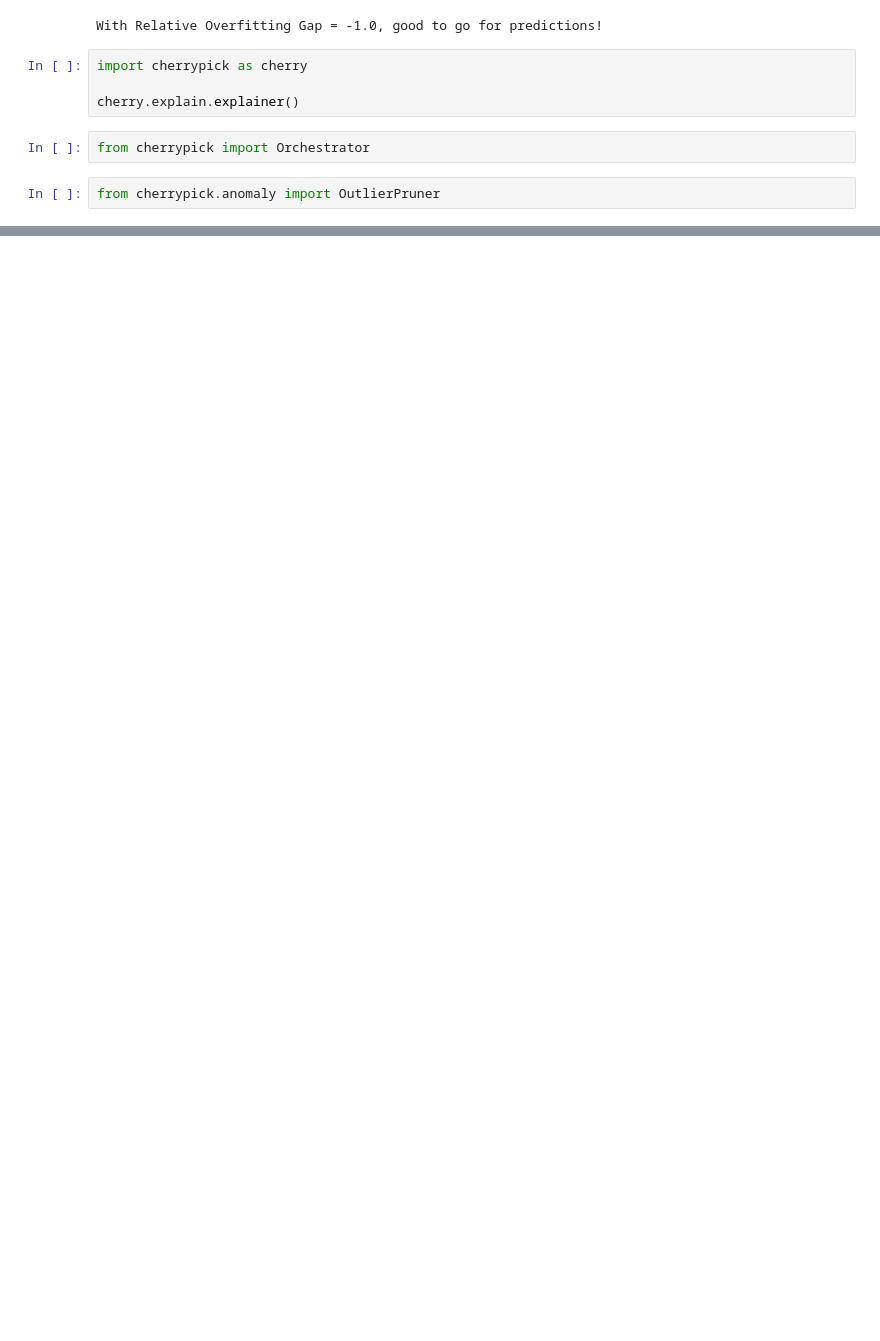
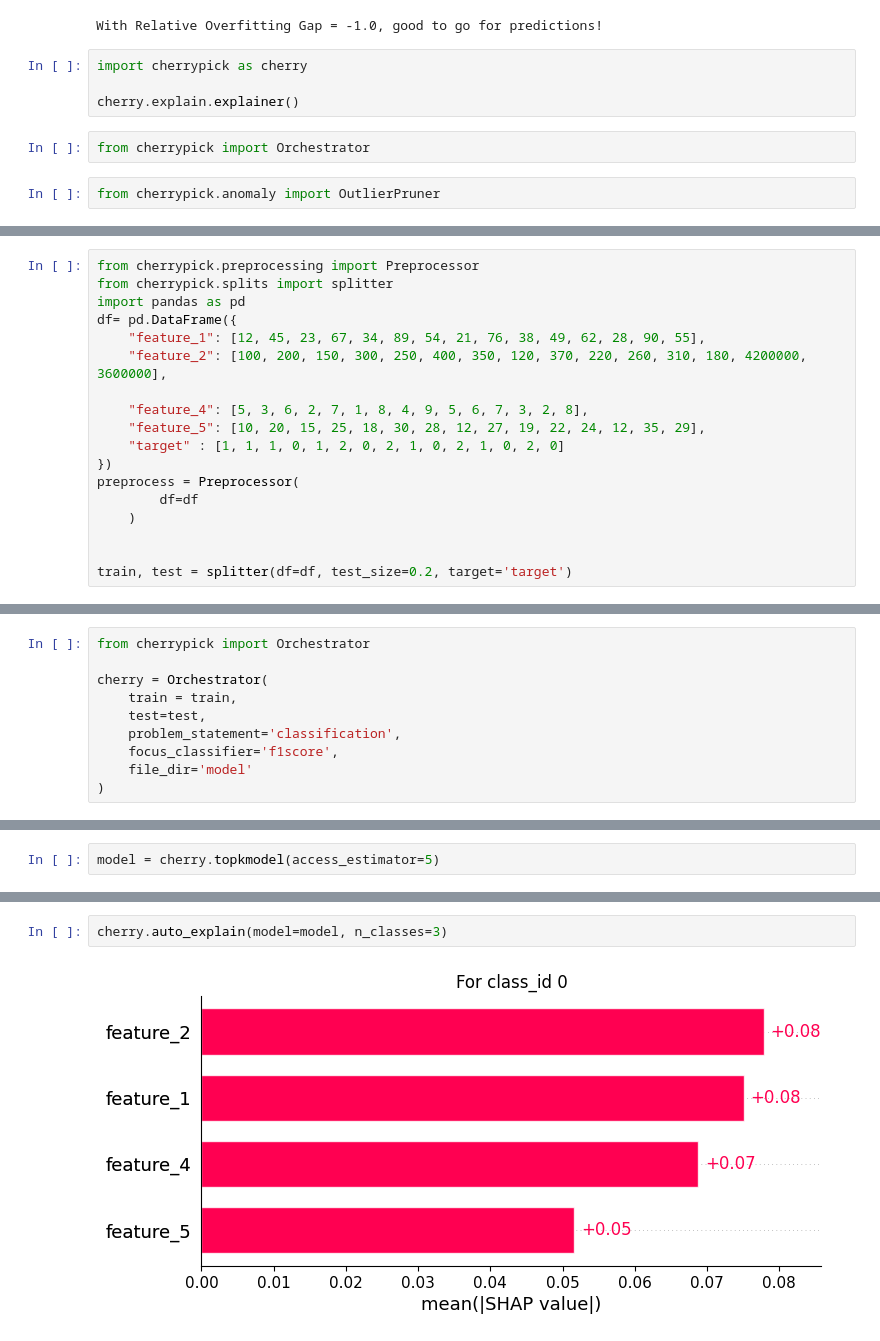
Before and after one commit to Sujal-G-Sanyasi/Cherrypick, a Jupyter notebook: test1.ipynb, the cells around one changed output, grey strips where cells are left out. Cells and saved outputs as stored; diff of their text form; blank space fills up the shorter version.

Commit message:
Fixed orchestrator string clause  bugs and polished workflow of module, also fixed same problem in preprocessing module

```diff
--- a/test1.ipynb
+++ b/test1.ipynb
@@ -2581,0 +2828,18 @@ import cherrypick
+# %%
+from cherrypick.preprocessing import Preprocessor
+from cherrypick.splits import splitter
+import pandas as pd
+df= pd.DataFrame({
+    "feature_1": [12, 45, 23, 67, 34, 89, 54, 21, 76, 38, 49, 62, 28, 90, 55],
+    "feature_2": [100, 200, 150, 300, 250, 400, 350, 120, 370, 220, 260, 310, 180, 4200000, 3600000],
+
+    "feature_4": [5, 3, 6, 2, 7, 1, 8, 4, 9, 5, 6, 7, 3, 2, 8],
+    "feature_5": [10, 20, 15, 25, 18, 30, 28, 12, 27, 19, 22, 24, 12, 35, 29],
+    "target" : [1, 1, 1, 0, 1, 2, 0, 2, 1, 0, 2, 1, 0, 2, 0]
+})
+preprocess = Preprocessor(
+        df=df
+    )
+
+
+train, test = splitter(df=df, test_size=0.2, target='target')
@@ -2581,0 +2875,10 @@ import cherrypick
+# %%
+from cherrypick import Orchestrator
+
+cherry = Orchestrator(
+    train = train,
+    test=test,
+    problem_statement='classification',
+    focus_classifier='f1score',
+    file_dir='model'
+)
@@ -2581,0 +2896,2 @@ import cherrypick
+# %%
+model = cherry.topkmodel(access_estimator=5)
@@ -2581,0 +3081,4 @@ import cherrypick
+# %%
+cherry.auto_explain(model=model, n_classes=3)
+# %% [output]
+[figure, added]
```
Also changed, not shown: parts of 10 cells of this notebook, 8 other files.
